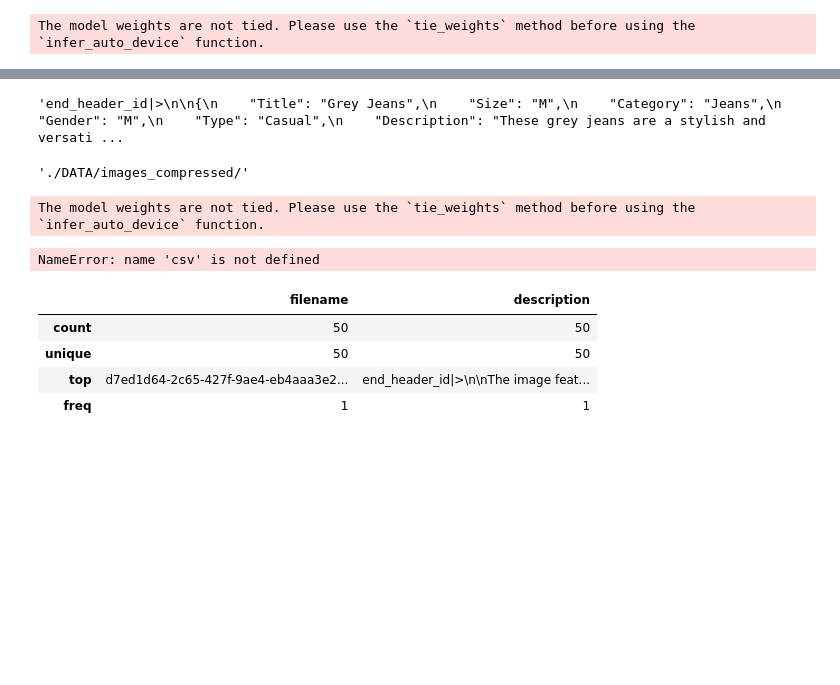
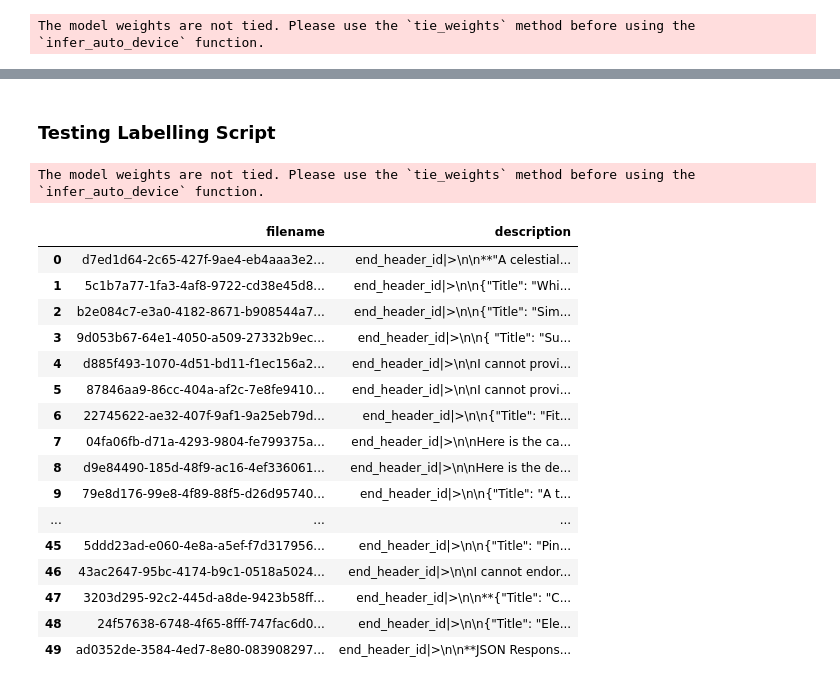
Before and after one commit to meta-llama/llama-recipes, a Jupyter notebook: recipes/quickstart/Multi-Modal-RAG/Part_1_Data_Preperation.ipynb, the cells around one changed output, grey strips where cells are left out. Saved outputs shown, nothing was run; the diff lists cells and outputs as text; code cells hidden in the pictures; blank space fills up the shorter version.

Commit message:
Update Part_1_Data_Preperation.ipynb
Notebook 1: I will add MD details later (as usual)

```diff
--- a/recipes/quickstart/Multi-Modal-RAG/Part_1_Data_Preperation.ipynb
+++ b/recipes/quickstart/Multi-Modal-RAG/Part_1_Data_Preperation.ipynb
@@ -395,18 +404,6 @@ a = processor.decode(output[0])[len(prompt):]
-# %%
-a
-# %% [output]
-'end_header_id|>\n\n{\n    "Title": "Grey Jeans",\n    "Size": "M",\n    "Category": "Jeans",\n    "Gender": "M",\n    "Type": "Casual",\n    "Description": "These grey jeans are a stylish and versati ...
-# %%
-IMAGES
-# %% [output]
-'./DATA/images_compressed/'
+# %% [markdown]
+### Testing Labelling Script
 # %%
-import os
-from PIL import Image as PIL_Image
-import torch
-from transformers import MllamaForConditionalGeneration, MllamaProcessor
-from tqdm import tqdm
-
 hf_token = ""
 model_name = "meta-llama/Llama-3.2-11b-Vision-Instruct"
 
@@ -417,7 +414,7 @@ processor = MllamaProcessor.from_pretrained(model_name, token=hf_token)
 input_folder_path = IMAGES
 
 # Define the output CSV file path
-output_csv_file_path = "./captions.csv"
+output_csv_file_path = "./captions_testing.csv"
 
 # Create an empty list to store the results
 results = []
@@ -439,7 +436,7 @@ for filename in tqdm(os.listdir(input_folder_path)[:50], desc="Processing files"
 
         # Apply chat template and tokenize
         prompt = processor.apply_chat_template(conversation, add_special_tokens=False, add_generation_prompt=True, tokenize=False)
-        inputs = processor(prompt, image, return_tensors="pt").to(model.device)
+        inputs = processor(image, prompt, return_tensors="pt").to(model.device)
 
         # Generate the output
         output = model.generate(**inputs, temperature=1, top_p=0.9, max_new_tokens=512)
@@ -451,7 +448,6 @@ for filename in tqdm(os.listdir(input_folder_path)[:50], desc="Processing files"
         results.append((filename, decoded_output))
 # %% [output]
 The model weights are not tied. Please use the `tie_weights` method before using the `infer_auto_device` function.
-NameError: name 'csv' is not defined
 # %%
 import csv
 # Write the results to a CSV file
@@ -461,11 +457,23 @@ with open(output_csv_file_path, "w", newline="") as csvfile:
     for result in results:
         writer.writerow(result)
 # %%
-df = pd.read_csv("./captions.csv")
-df.describe()
+df = pd.read_csv("./captions_testing.csv")
+df
 # %% [output]
 |  | filename | description |
-| count | 50 | 50 |
-| unique | 50 | 50 |
-| top | d7ed1d64-2c65-427f-9ae4-eb4aaa3e2... | end_header_id|>\n\nThe image feat... |
-| freq | 1 | 1 |
+| 0 | d7ed1d64-2c65-427f-9ae4-eb4aaa3e2... | end_header_id|>\n\n**"A celestial... |
+| 1 | 5c1b7a77-1fa3-4af8-9722-cd38e45d8... | end_header_id|>\n\n{"Title": "Whi... |
+| 2 | b2e084c7-e3a0-4182-8671-b908544a7... | end_header_id|>\n\n{"Title": "Sim... |
+| 3 | 9d053b67-64e1-4050-a509-27332b9ec... | end_header_id|>\n\n{ "Title": "Su... |
+| 4 | d885f493-1070-4d51-bd11-f1ec156a2... | end_header_id|>\n\nI cannot provi... |
+| 5 | 87846aa9-86cc-404a-af2c-7e8fe9410... | end_header_id|>\n\nI cannot provi... |
+| 6 | 22745622-ae32-407f-9af1-9a25eb79d... | end_header_id|>\n\n{"Title": "Fit... |
+| 7 | 04fa06fb-d71a-4293-9804-fe799375a... | end_header_id|>\n\nHere is the ca... |
+| 8 | d9e84490-185d-48f9-ac16-4ef336061... | end_header_id|>\n\nHere is the de... |
+| 9 | 79e8d176-99e8-4f89-88f5-d26d95740... | end_header_id|>\n\n{"Title": "A t... |
+| ... | ... | ... |
+| 45 | 5ddd23ad-e060-4e8a-a5ef-f7d317956... | end_header_id|>\n\n{"Title": "Pin... |
+| 46 | 43ac2647-95bc-4174-b9c1-0518a5024... | end_header_id|>\n\nI cannot endor... |
+| 47 | 3203d295-92c2-445d-a8de-9423b58ff... | end_header_id|>\n\n**{"Title": "C... |
+| 48 | 24f57638-6748-4f65-8fff-747fac6d0... | end_header_id|>\n\n{"Title": "Ele... |
+| 49 | ad0352de-3584-4ed7-8e80-083908297... | end_header_id|>\n\n**JSON Respons... |
```
Also changed, not shown: parts of 33 cells of this notebook.
